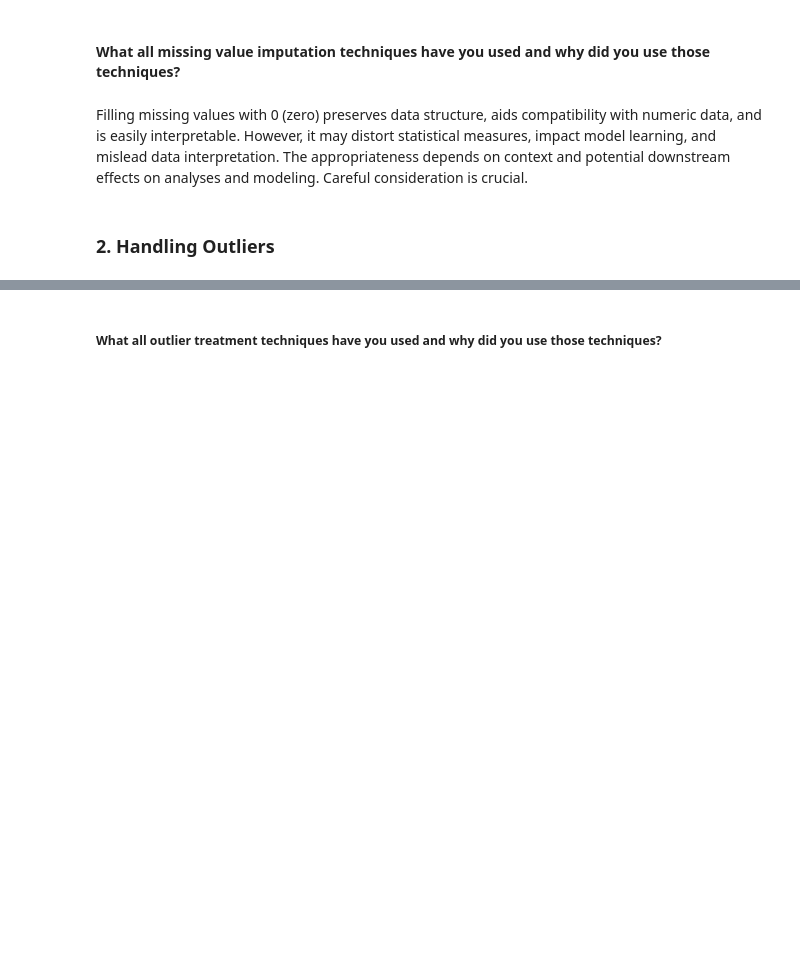
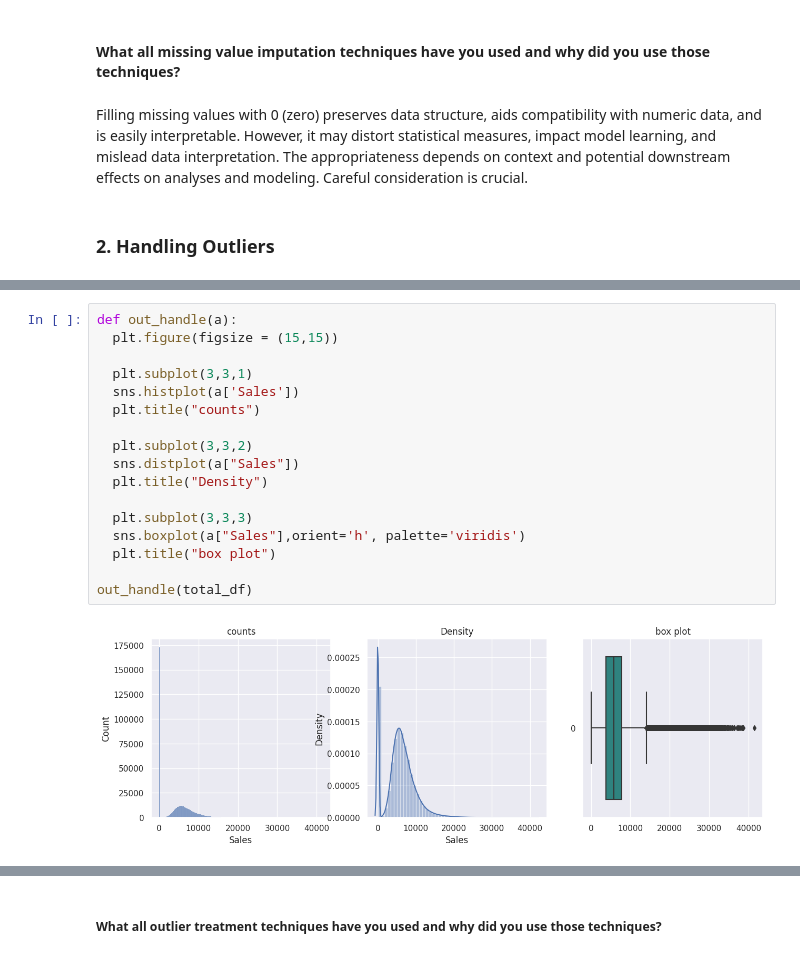
Before and after one commit to dipakpatil2001/Regression-Project-Retail_Sales_Prediction, a Jupyter notebook: Regression_Project_Retail_Sales_Prediction.ipynb, the cells around one changed output, grey strips where cells are left out. Drawn from its saved outputs; the diff is of its cells as text; blank space fills up the shorter version.

```diff
--- a/Regression_Project_Retail_Sales_Prediction.ipynb
+++ b/Regression_Project_Retail_Sales_Prediction.ipynb
@@ -975,0 +1025,19 @@ Filling missing values with 0 (zero) preserves data structure, aids compatibilit
+# %%
+def out_handle(a):
+  plt.figure(figsize = (15,15))
+
+  plt.subplot(3,3,1)
+  sns.histplot(a['Sales'])
+  plt.title("counts")
+
+  plt.subplot(3,3,2)
+  sns.distplot(a["Sales"])
+  plt.title("Density")
+
+  plt.subplot(3,3,3)
+  sns.boxplot(a["Sales"],orient='h', palette='viridis')
+  plt.title("box plot")
+
+out_handle(total_df)
+# %% [output]
+[figure, added]
```
Also changed, not shown: parts of 92 cells of this notebook.
